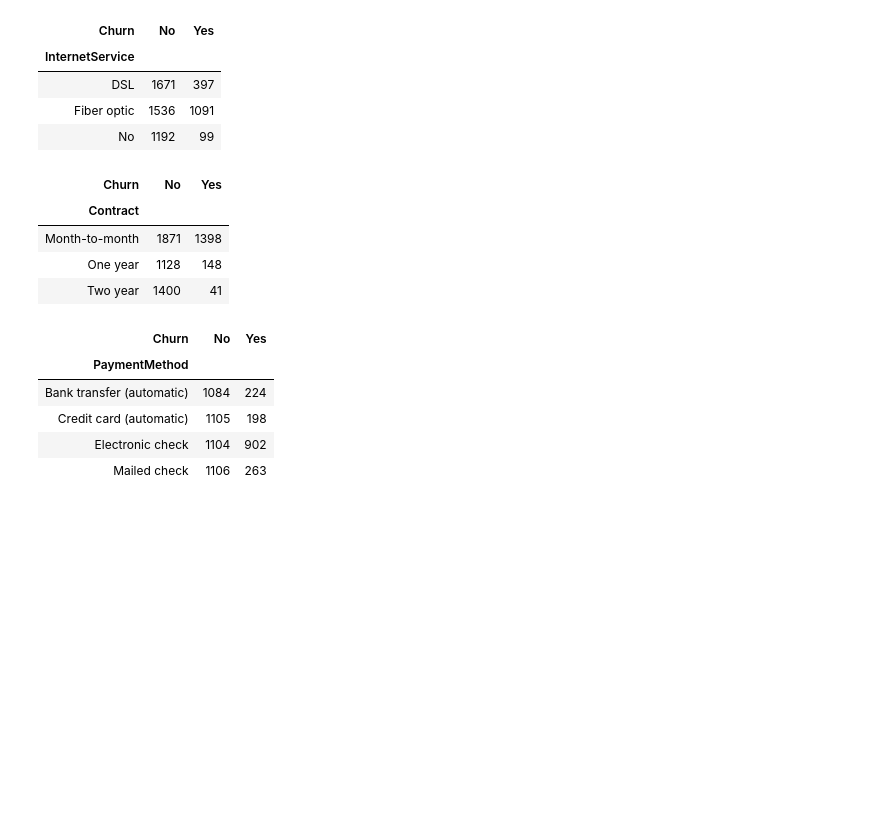
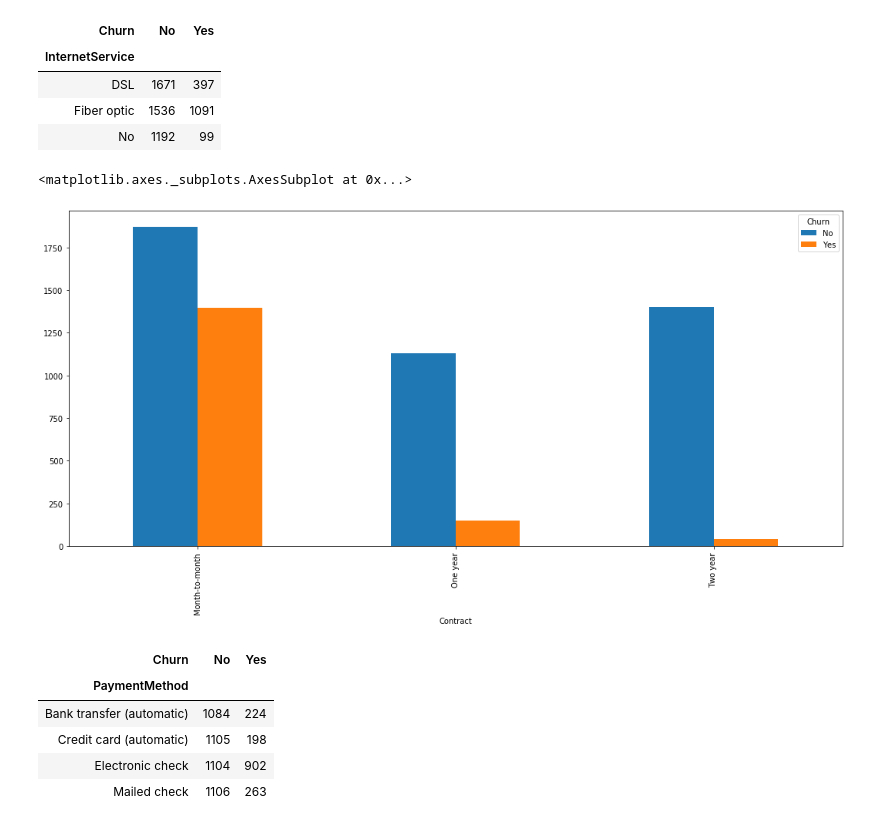
Before and after one commit to Norby08/Telecom, a Jupyter notebook: Telecom.ipynb, the cells around one changed output. Drawn from its saved outputs; the diff is of its cells as text; code cells hidden in the pictures; blank space fills up the shorter version.

```diff
--- a/Telecom.ipynb
+++ b/Telecom.ipynb
@@ -100,14 +100,12 @@ try_1
 | Fiber optic | 1536 | 1091 |
 | No | 1192 | 99 |
 # %%
-data.groupby(['Contract','Churn'])['Churn'].count().unstack()
+contract  = data.groupby(['Contract','Churn'])['Churn'].count().unstack()
+contract.plot(kind = 'bar', figsize = (18,8))
 #About 42% of of month to month guys churned
 # %% [output]
-| Churn | No | Yes |
-| Contract |  |  |
-| Month-to-month | 1871 | 1398 |
-| One year | 1128 | 148 |
-| Two year | 1400 | 41 |
+<matplotlib.axes._subplots.AxesSubplot at 0x...>
+[figure, added]
 # %%
 data.groupby(['PaymentMethod','Churn'])['Churn'].count().unstack()
 #45% of Electronic checks churned
```
Also changed, not shown: parts of 2 cells of this notebook, 4 other files.
